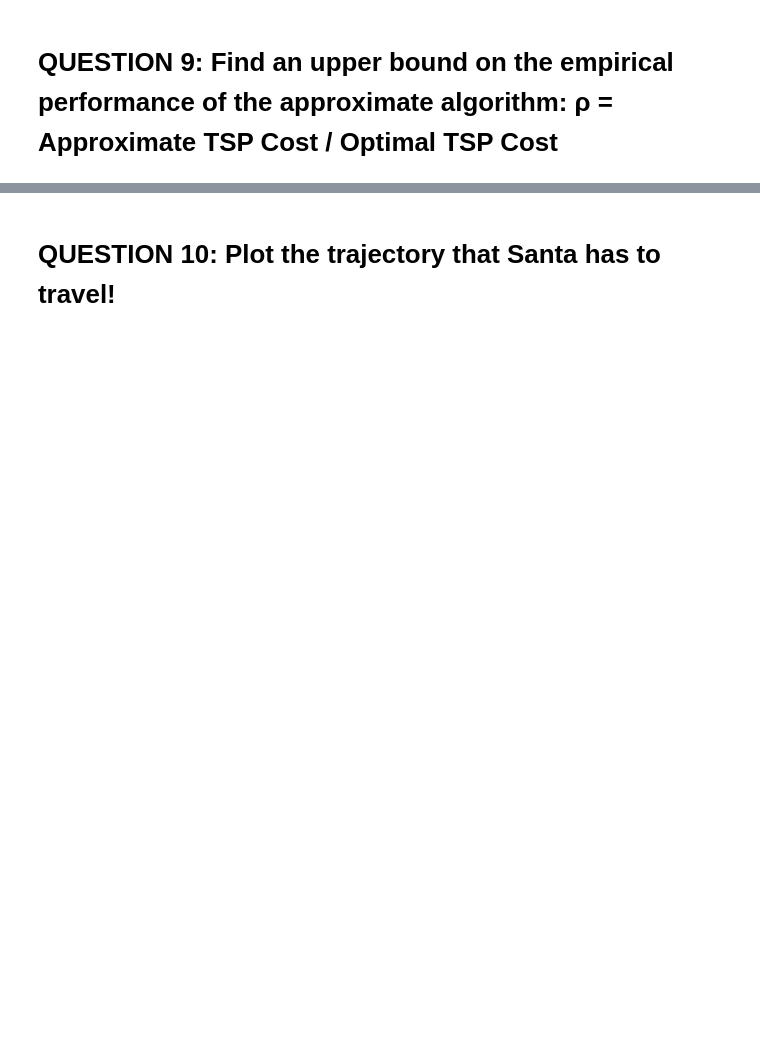
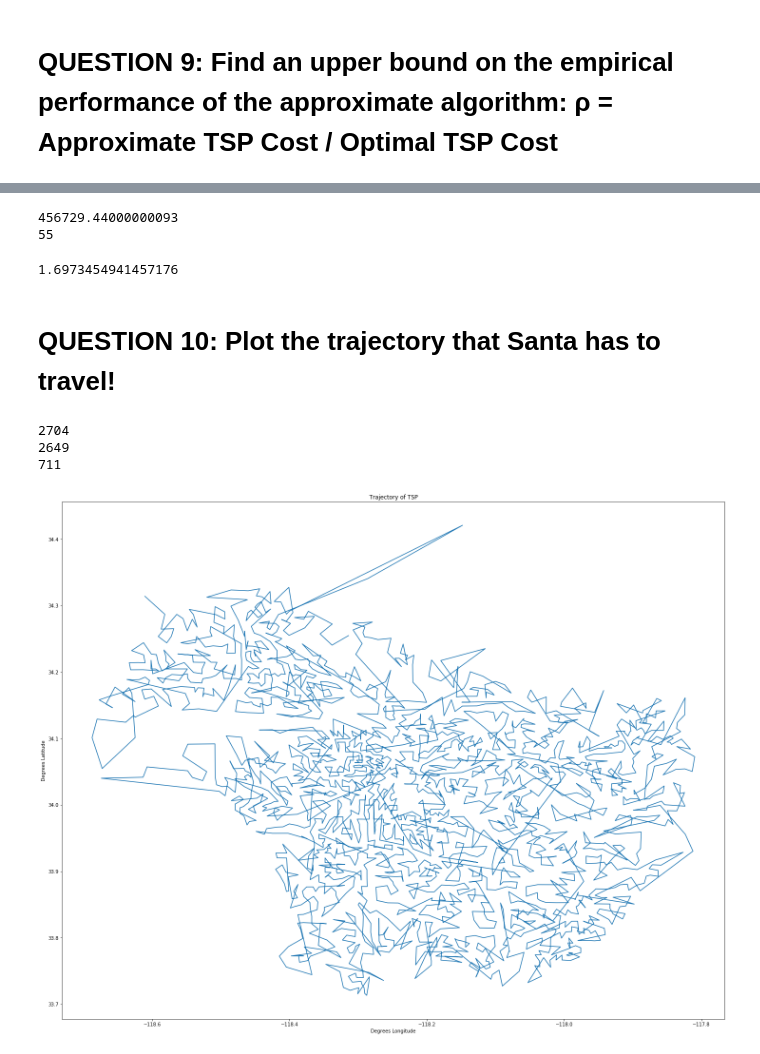
Before and after one commit to shellyondiet/Graph-Algorithms, a Jupyter notebook: Project4_Q6_Q10.ipynb, the cells around one changed output, grey strips where cells are left out. Cells and saved outputs as stored; diff of their text form; code cells hidden in the pictures; blank space fills up the shorter version.

```diff
--- a/Project4_Q6_Q10.ipynb
+++ b/Project4_Q6_Q10.ipynb
@@ -206,2 +209,4 @@ print(summ * 100 / n, '% of triangles pass the triangle inequality')
 # %% [markdown]
 # QUESTION 9: Find an upper bound on the empirical performance of the approximate algorithm: ρ = Approximate TSP Cost / Optimal TSP Cost
+# %%
+multi = mst.to_directed()
@@ -207,0 +238,35 @@ print(summ * 100 / n, '% of triangles pass the triangle inequality')
+# %%
+approx_cost = 0
+edge = []
+final_path = []
+extra = 0
+for i, node in enumerate(embedded_tour):
+    edge.append(node)
+    if i == 0:
+        final_path.append(node)
+        continue
+    if not G0.has_edge(edge[0], edge[1]):
+        new_path = nx.dijkstra_path(G0, edge[0], edge[1], weight='mean_travel_time')
+        new_edge = []
+        extra += len(new_path)-2
+        for j, new_node in enumerate(new_path):
+            new_edge.append(new_node)
+            if j == 0:
+                continue
+            final_path.append(node)
+            approx_cost += G0.edges[new_edge]['mean_travel_time']
+            new_edge.pop(0)
+        edge.pop(0)
+        continue
+    final_path.append(node)
+    approx_cost += G0.edges[edge]['mean_travel_time']
+    edge.pop(0)
+print(approx_cost)
+print(extra)
+# %% [output]
+456729.44000000093
+55
+# %%
+approx_cost/mst_cost
+# %% [output]
+1.6973454941457176
@@ -208,2 +309,27 @@ print(summ * 100 / n, '% of triangles pass the triangle inequality')
 # %% [markdown]
 # QUESTION 10: Plot the trajectory that Santa has to travel!
+# %%
+print(len(final_path))
+print(len(set(final_path)))
+print(final_path[-1])
+# %% [output]
+2704
+2649
+711
+# %%
+latitude = []
+longitude = []
+
+for i in final_path:
+    latitude.append(mst.nodes[i]['centroid'][1])
+    longitude.append(mst.nodes[i]['centroid'][0])
+# %%
+plt.figure(figsize=(25,20))
+
+plt.plot(longitude, latitude)
+plt.title('Trajectory of TSP')
+plt.xlabel('Degrees Longitude')
+plt.ylabel('Degrees Latitude')
+plt.show()
+# %% [output]
+[figure, added]
```
Also changed, not shown: parts of 14 cells of this notebook, 1 other file.
